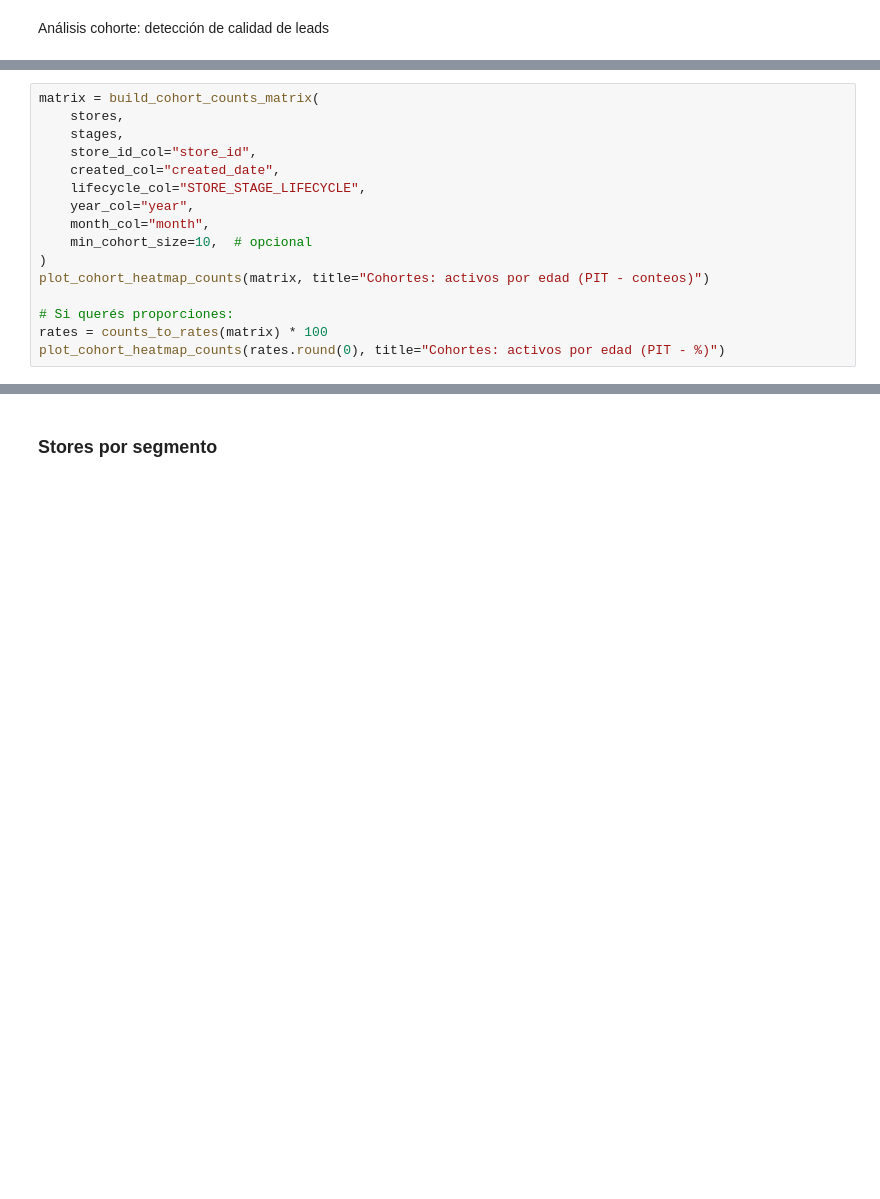
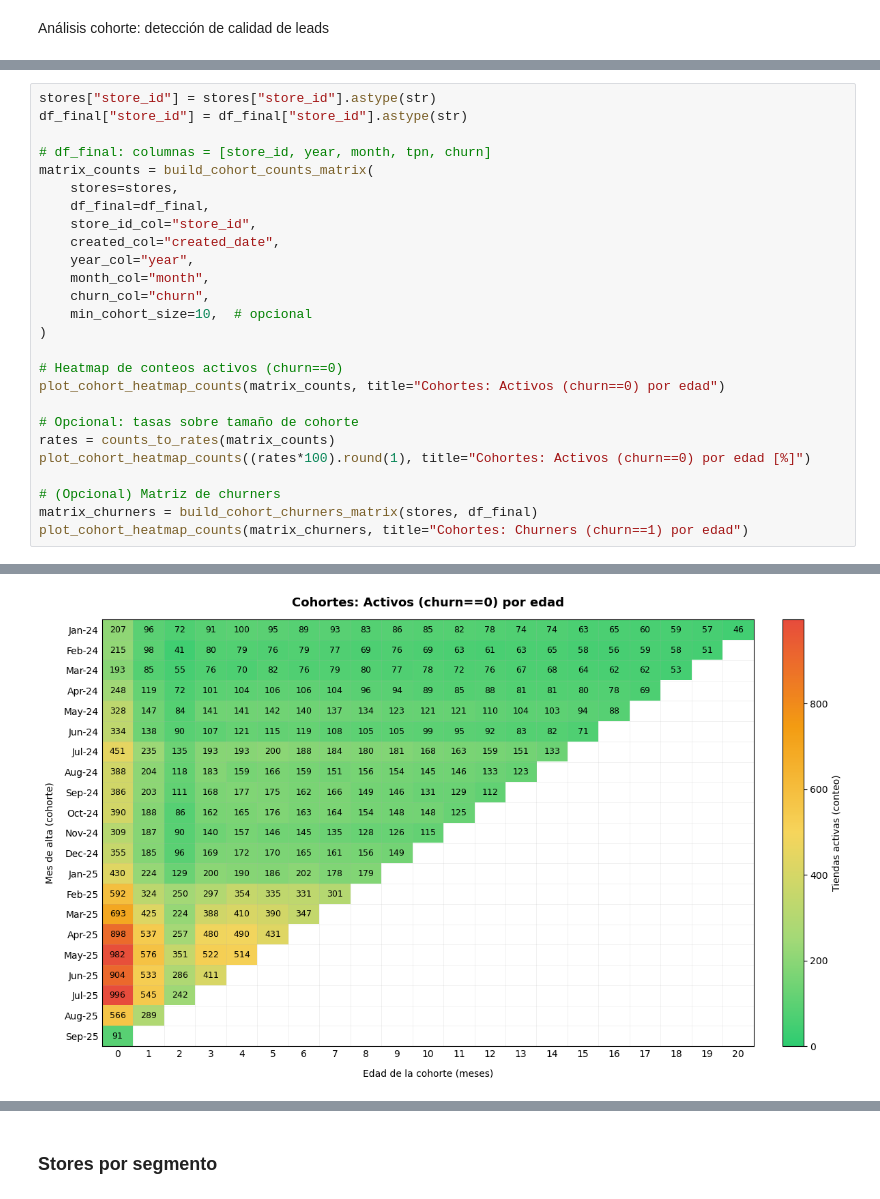
Before and after one commit to Dannamk17/churn-bite, a Jupyter notebook: churn_bite_eda.ipynb, the cells around one changed output, grey strips where cells are left out. Drawn from its saved outputs; the diff is of its cells as text; blank space fills up the shorter version.

```diff
--- a/churn_bite_eda.ipynb
+++ b/churn_bite_eda.ipynb
@@ -700,16 +873,0 @@ def counts_to_rates(matrix_counts: pd.DataFrame):
-# %%
-matrix = build_cohort_counts_matrix(
-    stores,
-    stages,
-    store_id_col="store_id",
-    created_col="created_date",
-    lifecycle_col="STORE_STAGE_LIFECYCLE",
-    year_col="year",
-    month_col="month",
-    min_cohort_size=10,  # opcional
-)
-plot_cohort_heatmap_counts(matrix, title="Cohortes: activos por edad (PIT - conteos)")
-
-# Si querés proporciones:
-rates = counts_to_rates(matrix) * 100
-plot_cohort_heatmap_counts(rates.round(0), title="Cohortes: activos por edad (PIT - %)")
@@ -722,0 +1173,27 @@ plot_cohort_heatmap_counts(rates.round(0), title="Cohortes: activos por edad (PI
+# %%
+stores["store_id"] = stores["store_id"].astype(str)
+df_final["store_id"] = df_final["store_id"].astype(str)
+
+# df_final: columnas = [store_id, year, month, tpn, churn]
+matrix_counts = build_cohort_counts_matrix(
+    stores=stores,
+    df_final=df_final,
+    store_id_col="store_id",
+    created_col="created_date",
+    year_col="year",
+    month_col="month",
+    churn_col="churn",
+    min_cohort_size=10,  # opcional
+)
+
+# Heatmap de conteos activos (churn==0)
+plot_cohort_heatmap_counts(matrix_counts, title="Cohortes: Activos (churn==0) por edad")
+
+# Opcional: tasas sobre tamaño de cohorte
+rates = counts_to_rates(matrix_counts)
+plot_cohort_heatmap_counts((rates*100).round(1), title="Cohortes: Activos (churn==0) por edad [%]")
+
+# (Opcional) Matriz de churners
+matrix_churners = build_cohort_churners_matrix(stores, df_final)
+plot_cohort_heatmap_counts(matrix_churners, title="Cohortes: Churners (churn==1) por edad")
+# %% [output]
@@ -722,0 +1208 @@ plot_cohort_heatmap_counts(rates.round(0), title="Cohortes: activos por edad (PI
+[figure, added]
```
Also changed, not shown: parts of 34 cells of this notebook, 1 other file.
